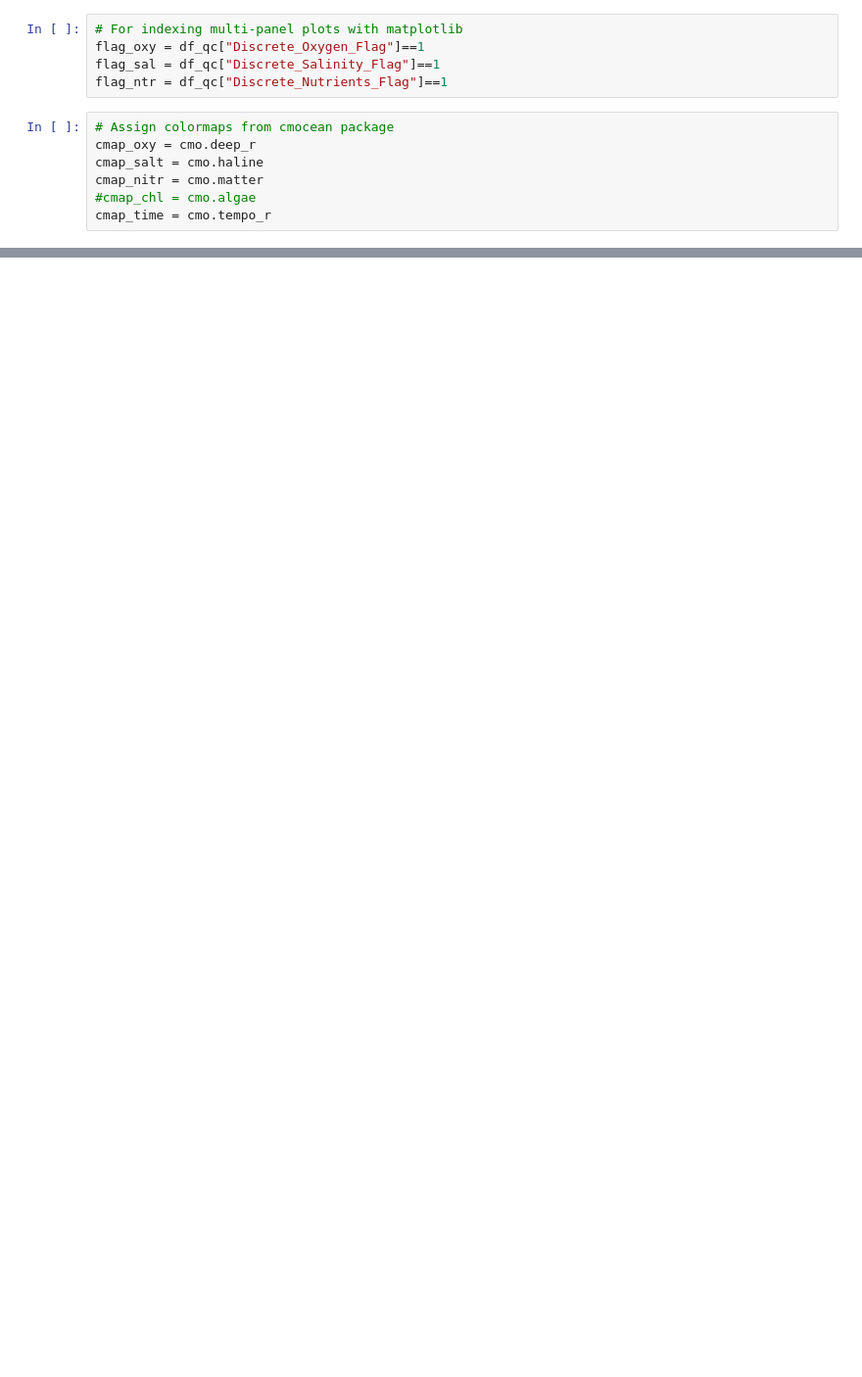
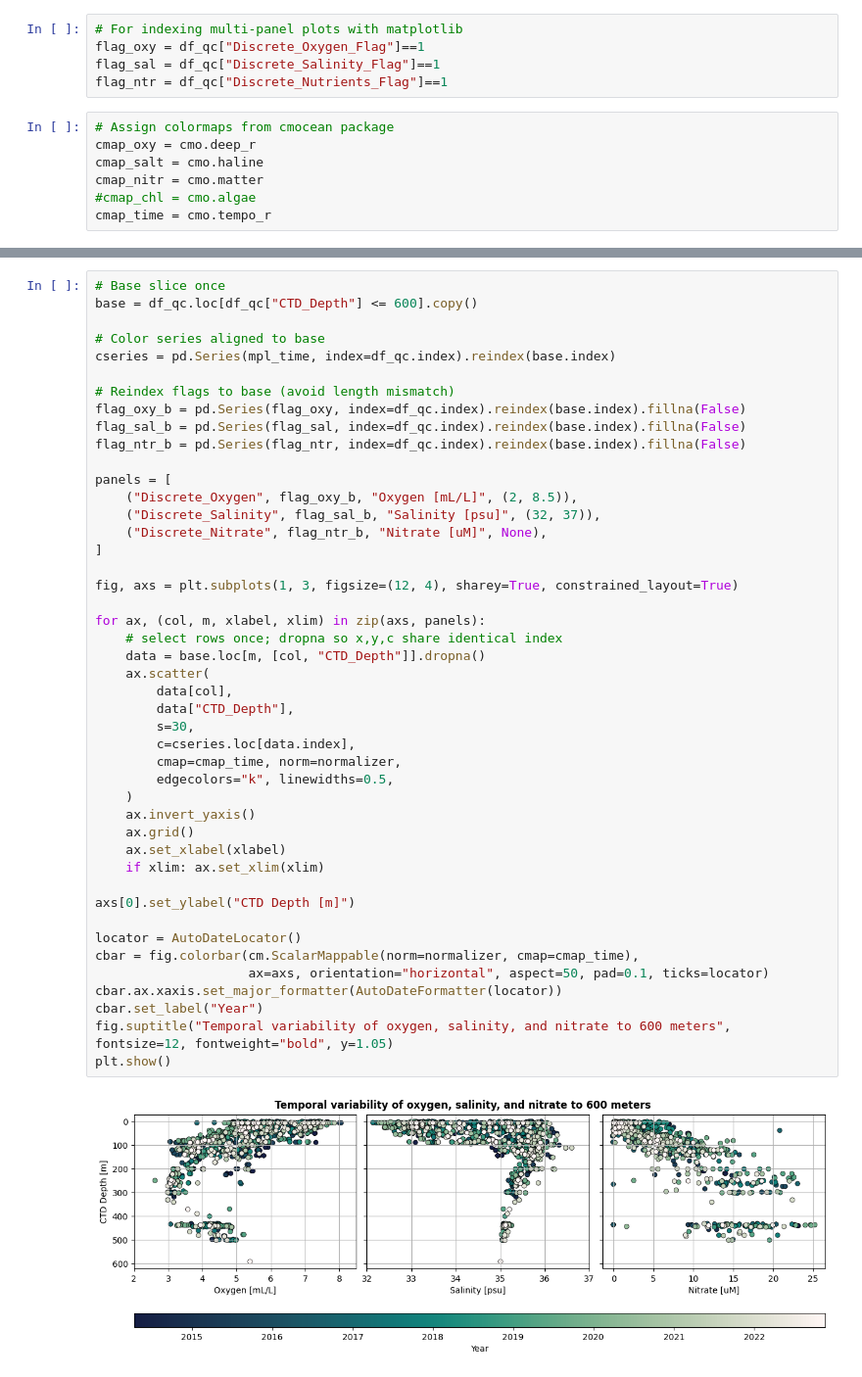
Before and after one commit to WHOIGit/ooi-on-bco-dmo, a Jupyter notebook: notebooks/0-OOI-Pioneer-NES-discrete-sample-article-figures.ipynb, the cells around one changed output, grey strips where cells are left out. Shown: that part at 98% size. Drawn from its saved outputs; the diff is of its cells as text; blank space fills up the shorter version.

```diff
--- a/notebooks/0-OOI-Pioneer-NES-discrete-sample-article-figures.ipynb
+++ b/notebooks/0-OOI-Pioneer-NES-discrete-sample-article-figures.ipynb
@@ -296 +212,48 @@ plt.show()
+# %%
+# Base slice once
+base = df_qc.loc[df_qc["CTD_Depth"] <= 600].copy()
+
+# Color series aligned to base
+cseries = pd.Series(mpl_time, index=df_qc.index).reindex(base.index)
+
+# Reindex flags to base (avoid length mismatch)
+flag_oxy_b = pd.Series(flag_oxy, index=df_qc.index).reindex(base.index).fillna(False)
+flag_sal_b = pd.Series(flag_sal, index=df_qc.index).reindex(base.index).fillna(False)
+flag_ntr_b = pd.Series(flag_ntr, index=df_qc.index).reindex(base.index).fillna(False)
+
+panels = [
+    ("Discrete_Oxygen", flag_oxy_b, "Oxygen [mL/L]", (2, 8.5)),
+    ("Discrete_Salinity", flag_sal_b, "Salinity [psu]", (32, 37)),
+    ("Discrete_Nitrate", flag_ntr_b, "Nitrate [uM]", None),
+]
+
+fig, axs = plt.subplots(1, 3, figsize=(12, 4), sharey=True, constrained_layout=True)
+
+for ax, (col, m, xlabel, xlim) in zip(axs, panels):
+    # select rows once; dropna so x,y,c share identical index
+    data = base.loc[m, [col, "CTD_Depth"]].dropna()
+    ax.scatter(
+        data[col],
+        data["CTD_Depth"],
+        s=30,
+        c=cseries.loc[data.index],
+        cmap=cmap_time, norm=normalizer,
+        edgecolors="k", linewidths=0.5,
+    )
+    ax.invert_yaxis()
+    ax.grid()
+    ax.set_xlabel(xlabel)
+    if xlim: ax.set_xlim(xlim)
+
+axs[0].set_ylabel("CTD Depth [m]")
+
+locator = AutoDateLocator()
+cbar = fig.colorbar(cm.ScalarMappable(norm=normalizer, cmap=cmap_time),
+                    ax=axs, orientation="horizontal", aspect=50, pad=0.1, ticks=locator)
+cbar.ax.xaxis.set_major_formatter(AutoDateFormatter(locator))
+cbar.set_label("Year")
+fig.suptitle("Temporal variability of oxygen, salinity, and nitrate to 600 meters", fontsize=12, fontweight="bold", y=1.05)
+plt.show()
+# %% [output]
+[figure, added]
 # %% [markdown]
```
Also changed, not shown: parts of 30 cells of this notebook.
